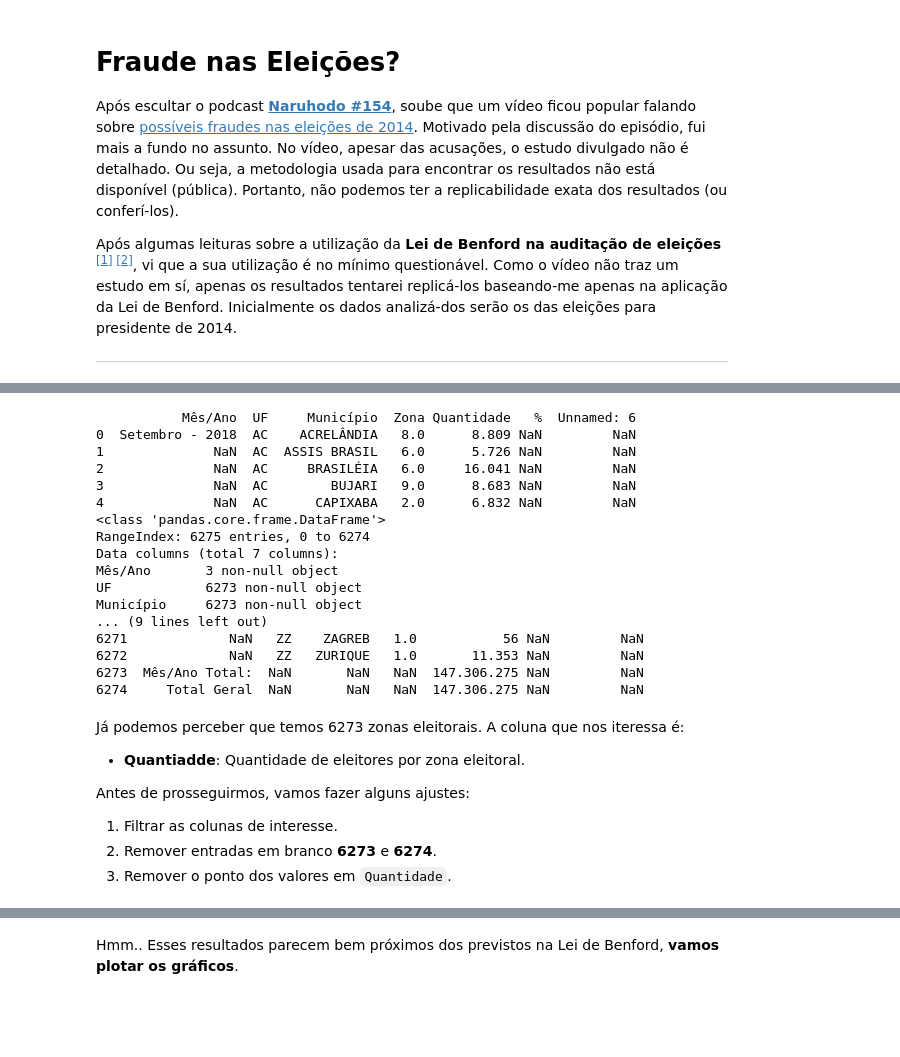
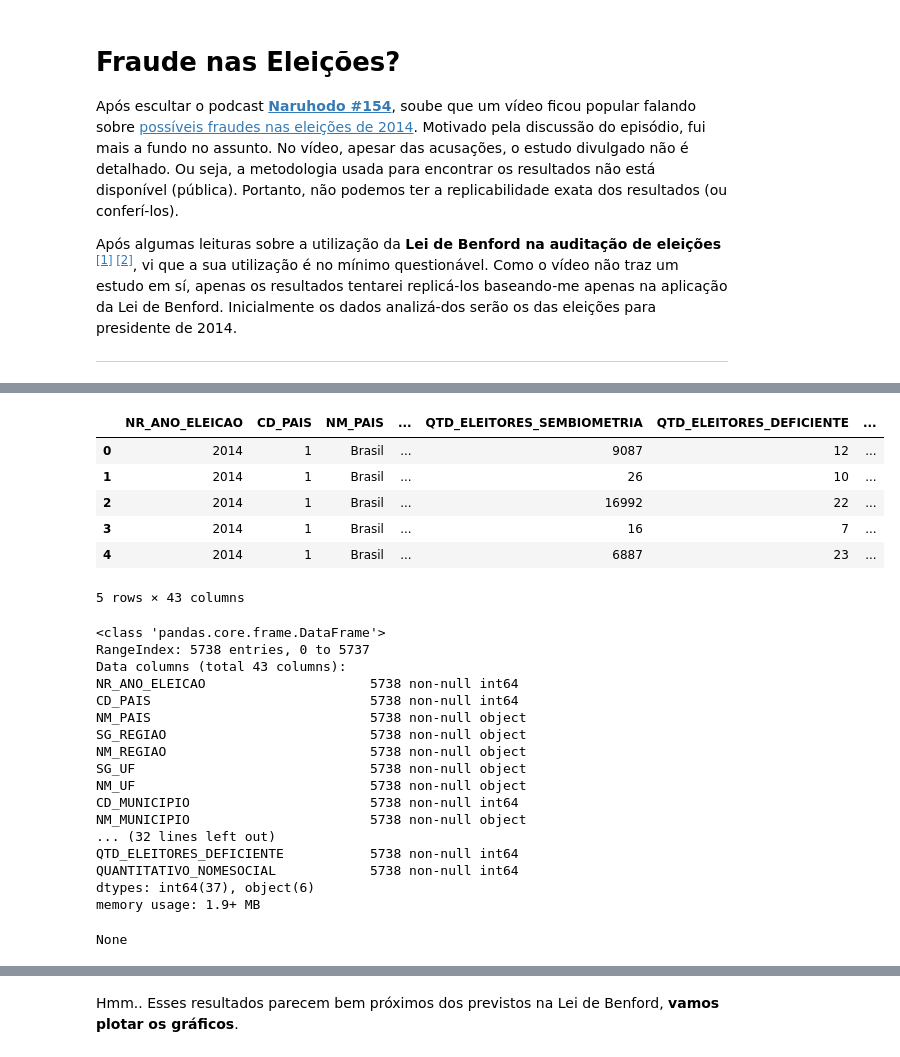
Before and after one commit to Fernandohf/Benford-s-Law, a Jupyter notebook: Lei de Bendford.ipynb, the cells around one changed output, grey strips where cells are left out. Drawn from its saved outputs; the diff is of its cells as text; code cells hidden in the pictures; blank space fills up the shorter version.

```diff
--- a/Lei de Bendford.ipynb
+++ b/Lei de Bendford.ipynb
@@ -32,0 +40,8 @@ Vamos primeiro aplicar a lei em alguns dados públicos e verificar sua eficácia
+# %%
+# Atualizar alguns packages
+!pip install seaborn --upgrade
+
+# Configurações de exibição
+import pandas as pd
+from IPython.display import display
+pd.set_option('display.max_columns', 6)
@@ -59,45 +64,42 @@ Successfully installed seaborn-0.9.0
 # %%
 import pandas as pd
 
 # Importa os dados coletados do TSE
-url = "https://raw.githubusercontent.com/Fernandohf/Benford-s-Law/master/eleitores_2018_set.csv"
+url = "https://raw.githubusercontent.com/Fernandohf/Benford-s-Law/master/eleitorado_municipio_2014.csv"
 eleitores = pd.read_csv(url, header=0, encoding='latin-1', sep=";")
 
-# Mostra as primeiras linhas dos dados
-print(eleitores.head())
+def visualizar(df):
 
+    # Mostra as primeiras linhas dos dados
+    display(df.head())
 
-# Informações sobre os dados
-print(eleitores.info())
+    # Informações sobre os dados
+    display(df.info())
 
-# Mostra as últimas linhas dos dados
-print(eleitores.tail())
+visualizar(eleitores)
 # %% [output]
+|  | NR_ANO_ELEICAO | CD_PAIS | NM_PAIS | ... | QTD_ELEITORES_SEMBIOMETRIA | QTD_ELEITORES_DEFICIENTE | ... |
+| 0 | 2014 | 1 | Brasil | ... | 9087 | 12 | ... |
+| 1 | 2014 | 1 | Brasil | ... | 26 | 10 | ... |
+| 2 | 2014 | 1 | Brasil | ... | 16992 | 22 | ... |
+| 3 | 2014 | 1 | Brasil | ... | 16 | 7 | ... |
+| 4 | 2014 | 1 | Brasil | ... | 6887 | 23 | ... |
-           Mês/Ano  UF     Município  Zona Quantidade   %  Unnamed: 6
-0  Setembro - 2018  AC    ACRELÂNDIA   8.0      8.809 NaN         NaN
-1              NaN  AC  ASSIS BRASIL   6.0      5.726 NaN         NaN
-2              NaN  AC     BRASILÉIA   6.0     16.041 NaN         NaN
-3              NaN  AC        BUJARI   9.0      8.683 NaN         NaN
-4              NaN  AC      CAPIXABA   2.0      6.832 NaN         NaN
-<class 'pandas.core.frame.DataFrame'>
-RangeIndex: 6275 entries, 0 to 6274
-Data columns (total 7 columns):
-Mês/Ano       3 non-null object
-UF            6273 non-null object
-Município     6273 non-null object
-... (9 lines left out)
-6271             NaN   ZZ    ZAGREB   1.0           56 NaN         NaN
-6272             NaN   ZZ   ZURIQUE   1.0       11.353 NaN         NaN
-6273  Mês/Ano Total:  NaN       NaN   NaN  147.306.275 NaN         NaN
-6274     Total Geral  NaN       NaN   NaN  147.306.275 NaN         NaN
+5 rows × 43 columns
+<class 'pandas.core.frame.DataFrame'>
+RangeIndex: 5738 entries, 0 to 5737
+Data columns (total 43 columns):
+NR_ANO_ELEICAO                     5738 non-null int64
+CD_PAIS                            5738 non-null int64
+NM_PAIS                            5738 non-null object
+SG_REGIAO                          5738 non-null object
+NM_REGIAO                          5738 non-null object
+SG_UF                              5738 non-null object
+NM_UF                              5738 non-null object
+CD_MUNICIPIO                       5738 non-null int64
+NM_MUNICIPIO                       5738 non-null object
+... (32 lines left out)
+QTD_ELEITORES_DEFICIENTE           5738 non-null int64
+QUANTITATIVO_NOMESOCIAL            5738 non-null int64
+dtypes: int64(37), object(6)
+memory usage: 1.9+ MB
+None
-# %% [markdown]
-Já podemos perceber que temos 6273 zonas eleitorais.
-A coluna que nos iteressa é:
- - **Quantiadde**: Quantidade de eleitores por zona eleitoral.
-
-
-
- Antes de prosseguirmos, vamos fazer alguns ajustes:
- 1. Filtrar as colunas de interesse.
- 2. Remover entradas em branco **6273** e **6274**.
- 3. Remover o ponto dos valores em `Quantidade`.
```
Also changed, not shown: parts of 25 cells of this notebook, 2 other files.
